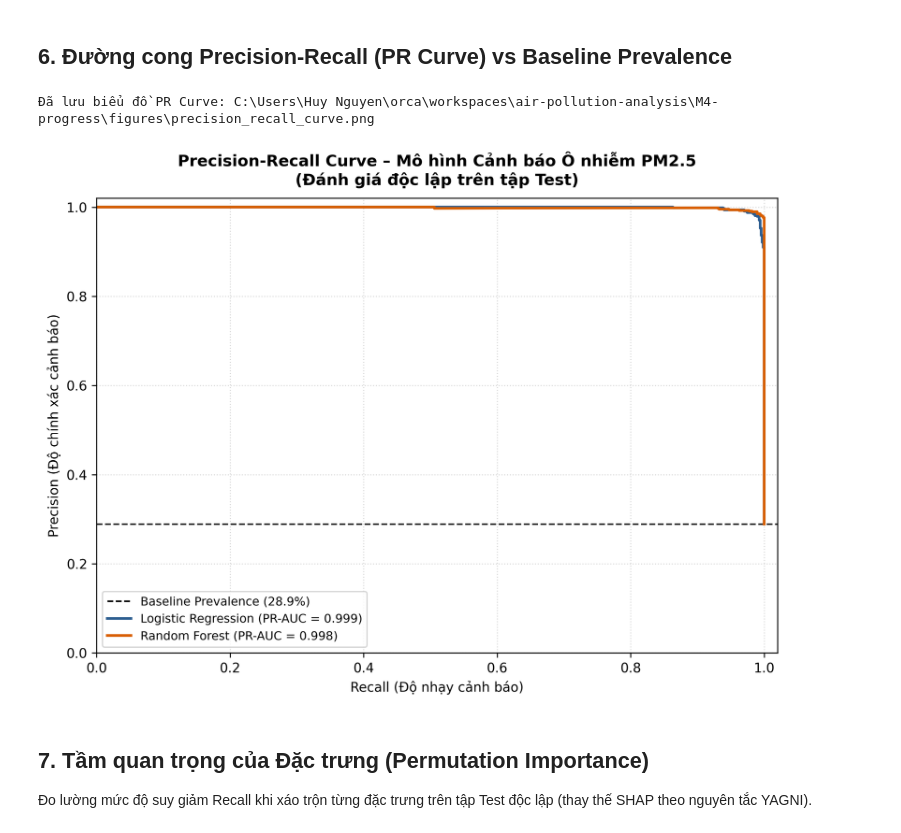
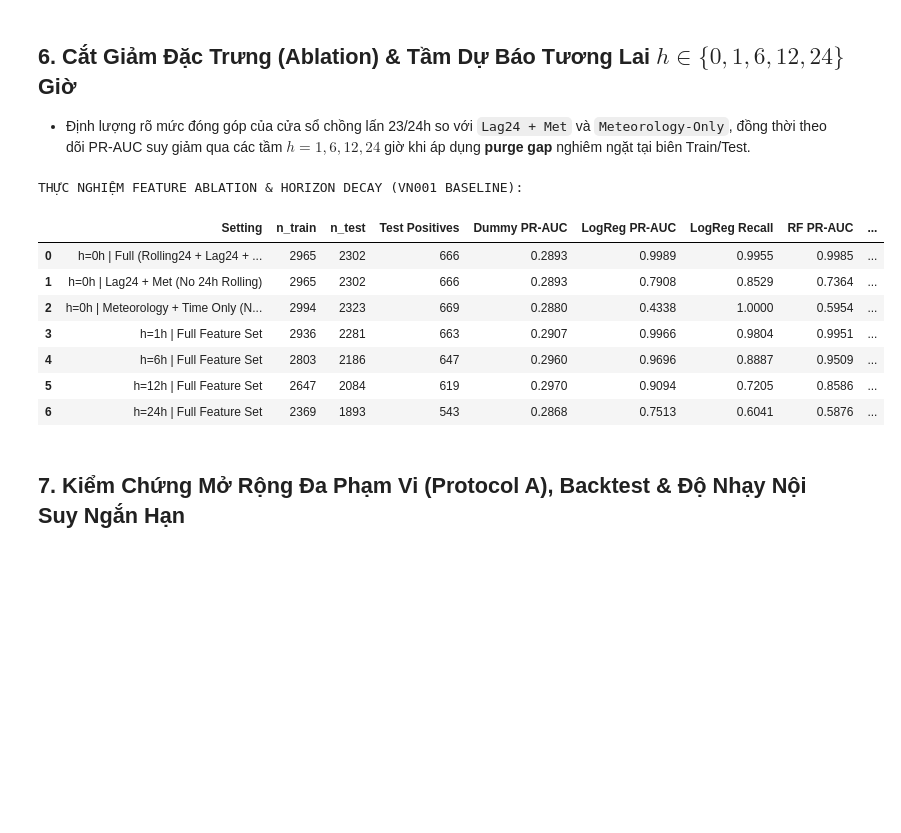
Before and after one commit to doctor-cato/air-pollution-analysis, a Jupyter notebook: notebooks/07_classification_alerts.ipynb, the cells around one changed output. Saved outputs shown, nothing was run; the diff lists cells and outputs as text; code cells hidden in the pictures; blank space fills up the shorter version.

```diff
--- a/notebooks/07_classification_alerts.ipynb
+++ b/notebooks/07_classification_alerts.ipynb
@@ -224,20 +203,20 @@ BẢNG HIỆU NĂNG PHÂN LOẠI TRÊN TẬP TEST ĐỘC LẬP:
 # %% [markdown]
-## 6. Đường cong Precision-Recall (PR Curve) vs Baseline Prevalence
+## 6. Cắt Giảm Đặc Trưng (Ablation) & Tầm Dự Báo Tương Lai $h \in \{0, 1, 6, 12, 24\}$ Giờ
+
+- Định lượng rõ mức đóng góp của cửa sổ chồng lấn 23/24h so với `Lag24 + Met` và `Meteorology-Only`, đồng thời theo dõi PR-AUC suy giảm qua các tầm $h = 1, 6, 12, 24$ giờ khi áp dụng **purge gap** nghiêm ngặt tại biên Train/Test.
 # %%
-models_dict = {
-    "Logistic Regression": logreg,
-    "Random Forest": rf,
-}
-render_pr_curve_figure(models_dict, X_test, y_test, metadata["test_prevalence_valid"], PR_FIG_PATH)
-print(f"Đã lưu biểu đồ PR Curve: {PR_FIG_PATH.resolve()}")
-
-from IPython.display import Image
-Image(filename=str(PR_FIG_PATH))
+print("THỰC NGHIỆM FEATURE ABLATION & HORIZON DECAY (VN001 BASELINE):")
+display(res_base.ablation_horizon_table)
 # %% [output]
-Đã lưu biểu đồ PR Curve: C:\Users\Huy Nguyen\orca\workspaces\air-pollution-analysis\M4-progress\figures\precision_recall_curve.png
+THỰC NGHIỆM FEATURE ABLATION & HORIZON DECAY (VN001 BASELINE):
-[figure, removed]
+|  | Setting | n_train | n_test | Test Positives | Dummy PR-AUC | LogReg PR-AUC | LogReg Recall | RF PR-AUC | ... |
+| 0 | h=0h | Full (Rolling24 + Lag24 + ... | 2965 | 2302 | 666 | 0.2893 | 0.9989 | 0.9955 | 0.9985 | ... |
+| 1 | h=0h | Lag24 + Met (No 24h Rolling) | 2965 | 2302 | 666 | 0.2893 | 0.7908 | 0.8529 | 0.7364 | ... |
+| 2 | h=0h | Meteorology + Time Only (N... | 2994 | 2323 | 669 | 0.2880 | 0.4338 | 1.0000 | 0.5954 | ... |
+| 3 | h=1h | Full Feature Set | 2936 | 2281 | 663 | 0.2907 | 0.9966 | 0.9804 | 0.9951 | ... |
+| 4 | h=6h | Full Feature Set | 2803 | 2186 | 647 | 0.2960 | 0.9696 | 0.8887 | 0.9509 | ... |
+| 5 | h=12h | Full Feature Set | 2647 | 2084 | 619 | 0.2970 | 0.9094 | 0.7205 | 0.8586 | ... |
+| 6 | h=24h | Full Feature Set | 2369 | 1893 | 543 | 0.2868 | 0.7513 | 0.6041 | 0.5876 | ... |
 # %% [markdown]
-## 7. Tầm quan trọng của Đặc trưng (Permutation Importance)
-
-Đo lường mức độ suy giảm Recall khi xáo trộn từng đặc trưng trên tập Test độc lập (thay thế SHAP theo nguyên tắc YAGNI).
+## 7. Kiểm Chứng Mở Rộng Đa Phạm Vi (Protocol A), Backtest & Độ Nhạy Nội Suy Ngắn Hạn
 # %%
```
Also changed, not shown: parts of 17 cells of this notebook, 20 other files.
